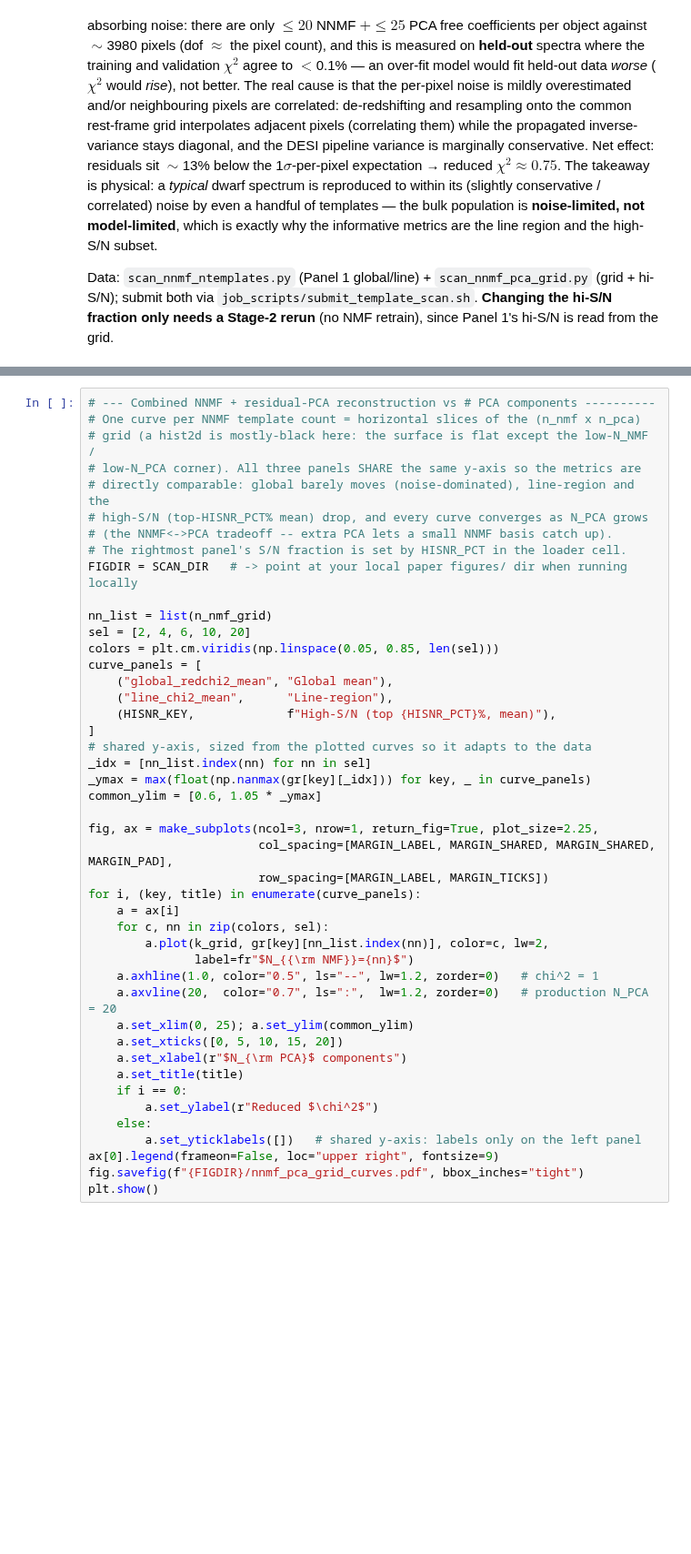
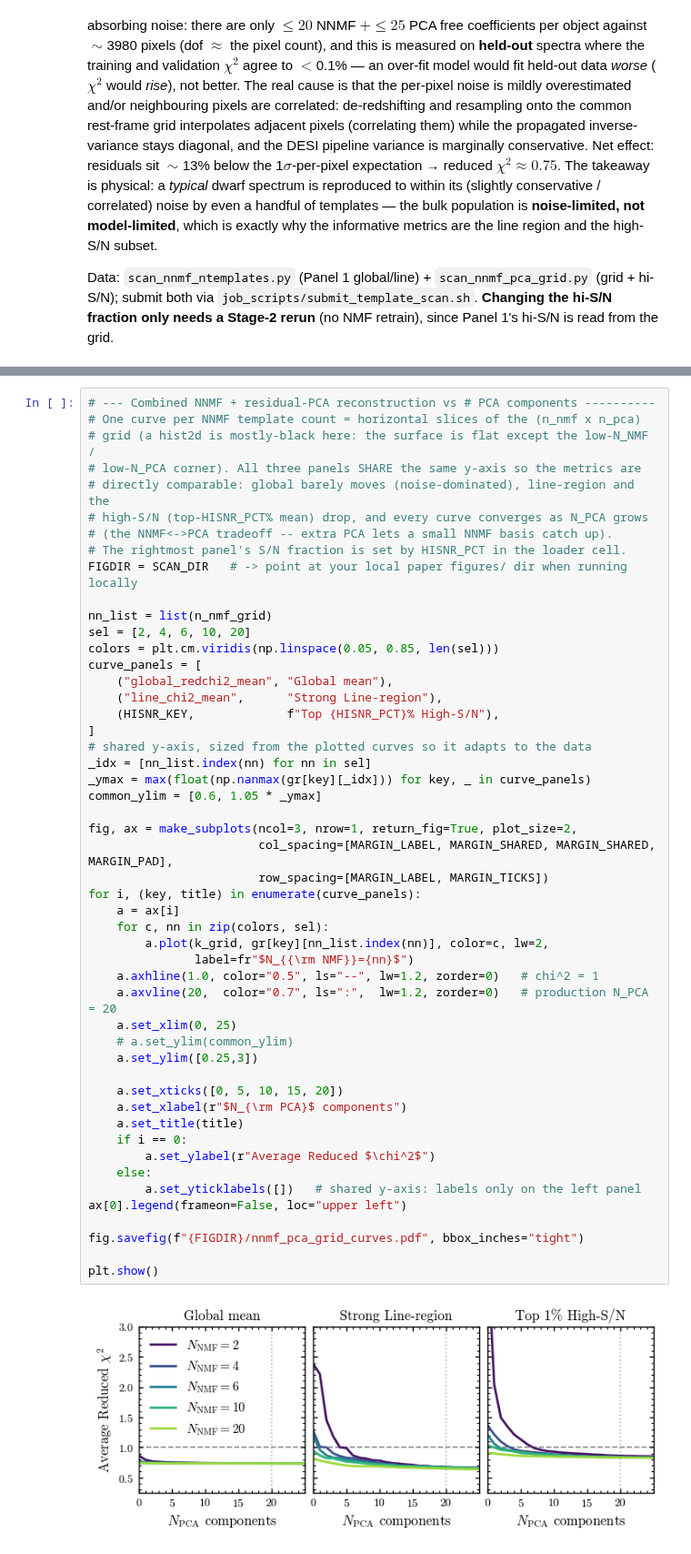
Before and after one commit to virajvman/desi_dwarfs, a Jupyter notebook: notebooks/catalog_paper/template_investigations.ipynb, the cells around one changed output, grey strips where cells are left out. Shown at 91% size. Drawn from its saved outputs; the diff is of its cells as text; blank space fills up the shorter version.

```diff
--- a/notebooks/catalog_paper/template_investigations.ipynb
+++ b/notebooks/catalog_paper/template_investigations.ipynb
@@ -312,39 +321,46 @@ plt.show()
 FIGDIR = SCAN_DIR   # -> point at your local paper figures/ dir when running locally
 
 nn_list = list(n_nmf_grid)
 sel = [2, 4, 6, 10, 20]
 colors = plt.cm.viridis(np.linspace(0.05, 0.85, len(sel)))
 curve_panels = [
     ("global_redchi2_mean", "Global mean"),
-    ("line_chi2_mean",      "Line-region"),
-    (HISNR_KEY,             f"High-S/N (top {HISNR_PCT}%, mean)"),
+    ("line_chi2_mean",      "Strong Line-region"),
+    (HISNR_KEY,             f"Top {HISNR_PCT}% High-S/N"),
 ]
 # shared y-axis, sized from the plotted curves so it adapts to the data
 _idx = [nn_list.index(nn) for nn in sel]
 _ymax = max(float(np.nanmax(gr[key][_idx])) for key, _ in curve_panels)
 common_ylim = [0.6, 1.05 * _ymax]
 
-fig, ax = make_subplots(ncol=3, nrow=1, return_fig=True, plot_size=2.25,
+fig, ax = make_subplots(ncol=3, nrow=1, return_fig=True, plot_size=2,
                         col_spacing=[MARGIN_LABEL, MARGIN_SHARED, MARGIN_SHARED, MARGIN_PAD],
                         row_spacing=[MARGIN_LABEL, MARGIN_TICKS])
 for i, (key, title) in enumerate(curve_panels):
     a = ax[i]
     for c, nn in zip(colors, sel):
         a.plot(k_grid, gr[key][nn_list.index(nn)], color=c, lw=2,
                label=fr"$N_{{\rm NMF}}={nn}$")
     a.axhline(1.0, color="0.5", ls="--", lw=1.2, zorder=0)   # chi^2 = 1
     a.axvline(20,  color="0.7", ls=":",  lw=1.2, zorder=0)   # production N_PCA = 20
-    a.set_xlim(0, 25); a.set_ylim(common_ylim)
+    a.set_xlim(0, 25)
+    # a.set_ylim(common_ylim)
+    a.set_ylim([0.25,3])
+
     a.set_xticks([0, 5, 10, 15, 20])
     a.set_xlabel(r"$N_{\rm PCA}$ components")
     a.set_title(title)
     if i == 0:
-        a.set_ylabel(r"Reduced $\chi^2$")
+        a.set_ylabel(r"Average Reduced $\chi^2$")
     else:
         a.set_yticklabels([])   # shared y-axis: labels only on the left panel
-ax[0].legend(frameon=False, loc="upper right", fontsize=9)
+ax[0].legend(frameon=False, loc="upper left")
+
 fig.savefig(f"{FIGDIR}/nnmf_pca_grid_curves.pdf", bbox_inches="tight")
+
 plt.show()
+# %% [output]
+[figure, added]
 # %%
 # --- Experimentation: how sensitive is the hi-S/N metric to the S/N fraction? --
 # top 1 / 5 / 10% all come free from the same Stage-2 run (they only reselect
```
Also changed, not shown: parts of 3 cells of this notebook, 1 other file.
